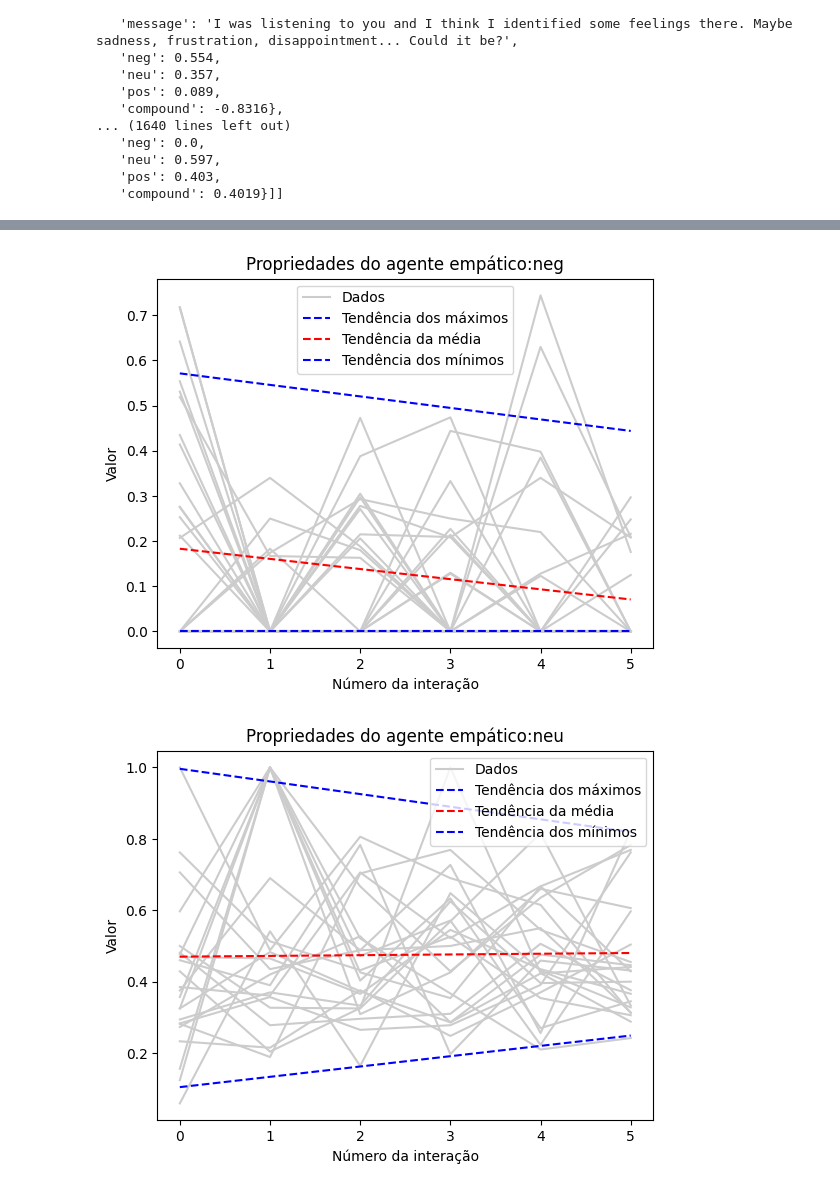
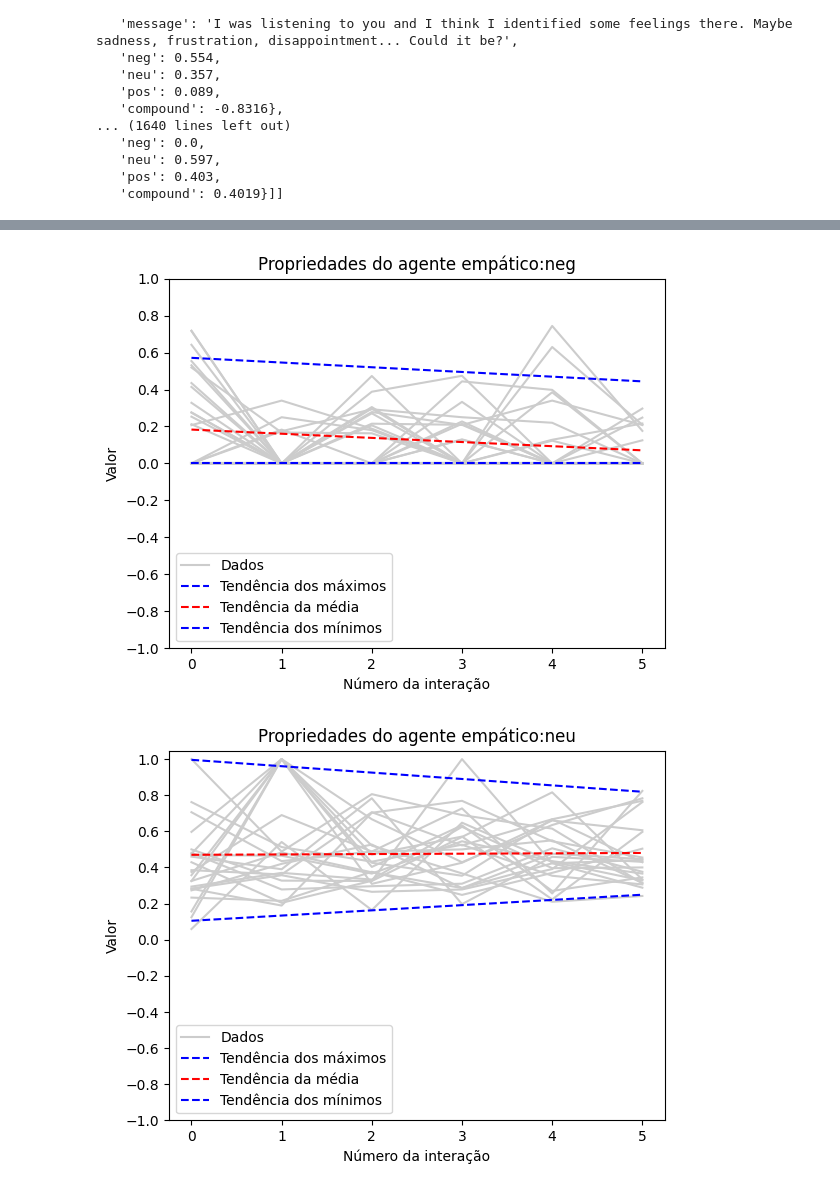
Before and after one commit to leomollmann/escuta-empatica, a Jupyter notebook: notebooks/sentiment_analysis_extended.ipynb, the cells around one changed output, grey strips where cells are left out. Cells and saved outputs as stored; diff of their text form; code cells hidden in the pictures.

Commit message:
finished sentimental analysis charts

```diff
--- a/notebooks/sentiment_analysis_extended.ipynb
+++ b/notebooks/sentiment_analysis_extended.ipynb
@@ -144,6 +144,7 @@ import numpy as np
 
 for agent in ['agente intrigante', 'agente empático']:
     for category in ['pos', 'neg', 'neu', 'compound']:
+
         data = np.array([[d[category] for d in x if d['agent'] == agent] for x in processed_texts])
         for x in data:
             plt.plot(range(len(x)), x, '#ccc')
@@ -176,6 +177,8 @@ for agent in ['agente intrigante', 'agente empático']:
         plt.plot(x, poly1d_fn_min(x), '--b')
         plt.plot(x, poly1d_fn_max(x), '--b')
 
+        plt.yticks(np.arange(-1, 1.1, 0.2))
+
         plt.xlabel('Número da interação')
         plt.ylabel('Valor')
         plt.title(f'Propriedades do {agent}:{category}')
@@ -190,2 +193,2 @@ for agent in ['agente intrigante', 'agente empático']:
-[figure, old version]
+[figure, new version]
-[figure, old version]
+[figure, new version]
```
Also changed, not shown: parts of 1 cell of this notebook, 5 other files.
